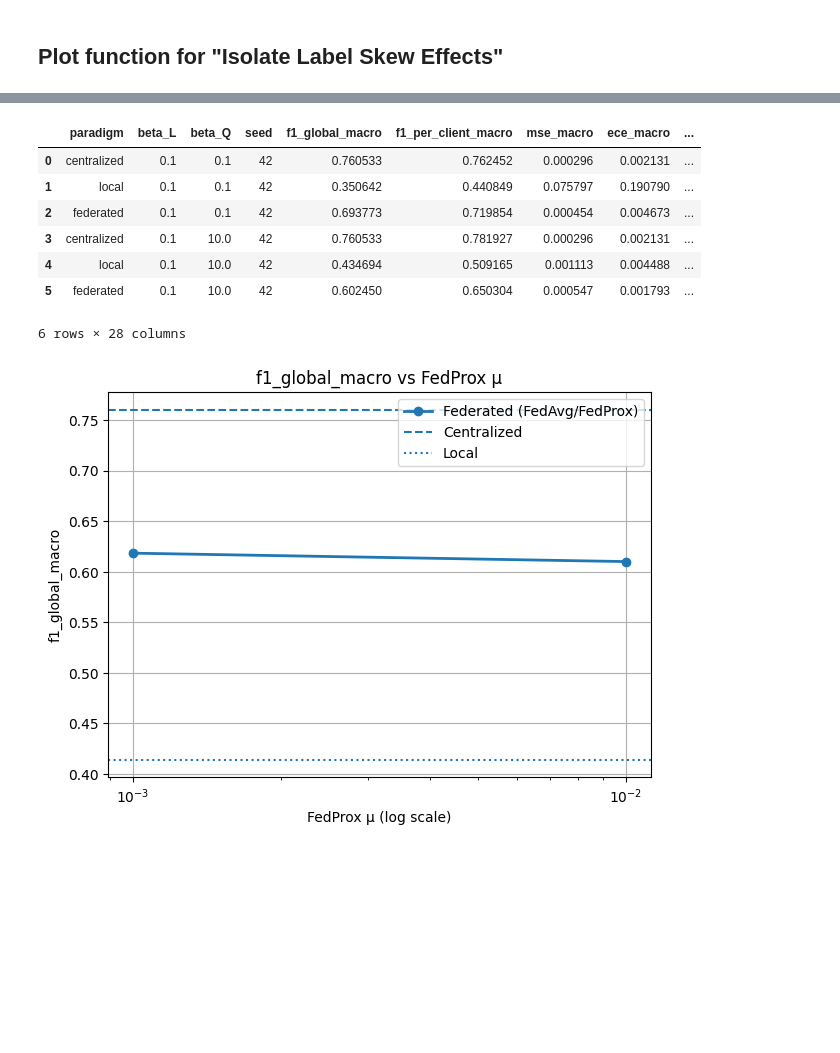
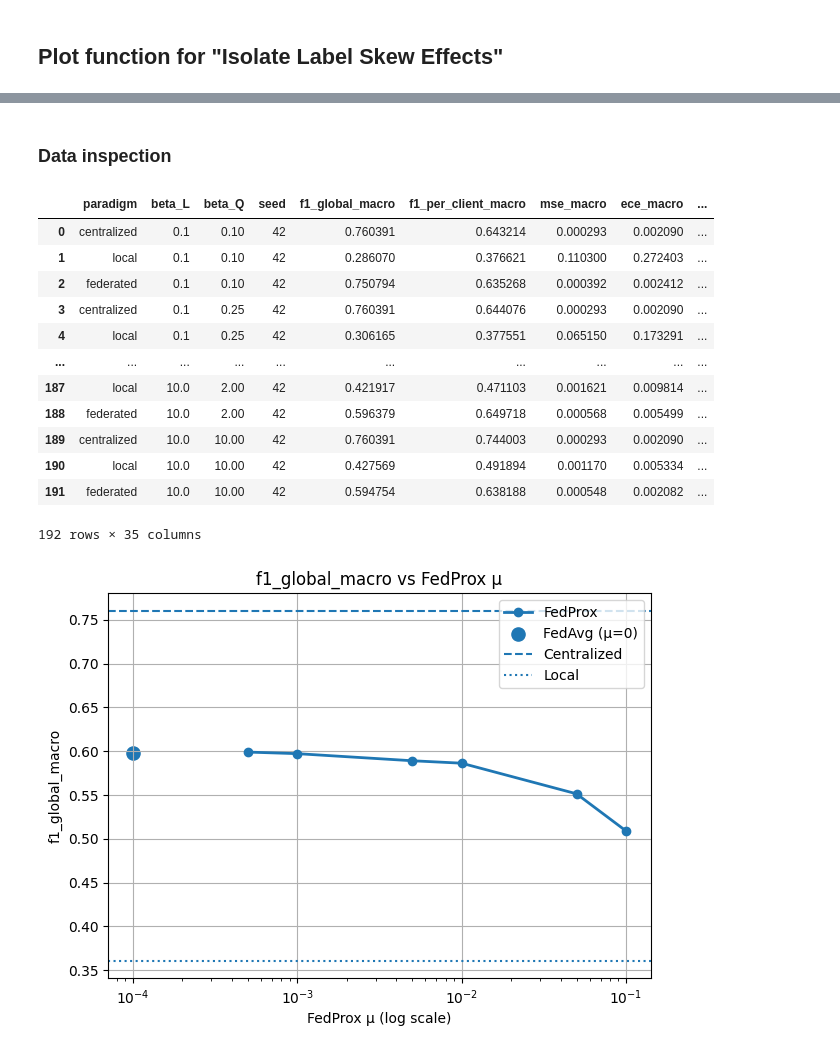
Before and after one commit to OskarJohnsen/Federated-dental-risk-vol2, a Jupyter notebook: src/fdrp/analysis/plot_docu.ipynb, the cells around one changed output, grey strips where cells are left out. Cells and saved outputs as stored; diff of their text form; code cells hidden in the pictures; blank space fills up the shorter version.

```diff
--- a/src/fdrp/analysis/plot_docu.ipynb
+++ b/src/fdrp/analysis/plot_docu.ipynb
@@ -111,4 +66,4 @@ def plot_label_skew_metric(
 # %%
-csv_path = r"C:\Users\oskar\OneDrive\Desktop\4 Semester\Dataproject\Federated-dental-risk-vol2\federated-dental-risk-prediction\src\fdrp\analysis\Results\sweep_beta_summary_1.csv"
-plot_label_skew_metric(csv_path, metric="f1_global_macro", beta_q=10.0)
+csv_path = r"C:\Users\Oskar\Desktop\Dataproject\federated-dental-risk-vol2\src\fdrp\analysis\Results\sweep_beta_summary_1.csv"
+plot_macro_f1_vs_beta_L(csv_path)
 # %% [output]
@@ -209,18 +156,25 @@ plot_quantity_skew_metric(
+# %% [markdown]
+### Data inspection
 # %%
 import pandas as pd
 
-df = pd.read_csv(csv_path_test)
+df = pd.read_csv(csv_path)
 
 df
 # %% [output]
 |  | paradigm | beta_L | beta_Q | seed | f1_global_macro | f1_per_client_macro | mse_macro | ece_macro | ... |
-| 0 | centralized | 0.1 | 0.1 | 42 | 0.760533 | 0.762452 | 0.000296 | 0.002131 | ... |
-| 1 | local | 0.1 | 0.1 | 42 | 0.350642 | 0.440849 | 0.075797 | 0.190790 | ... |
-| 2 | federated | 0.1 | 0.1 | 42 | 0.693773 | 0.719854 | 0.000454 | 0.004673 | ... |
-| 3 | centralized | 0.1 | 10.0 | 42 | 0.760533 | 0.781927 | 0.000296 | 0.002131 | ... |
-| 4 | local | 0.1 | 10.0 | 42 | 0.434694 | 0.509165 | 0.001113 | 0.004488 | ... |
-| 5 | federated | 0.1 | 10.0 | 42 | 0.602450 | 0.650304 | 0.000547 | 0.001793 | ... |
+| 0 | centralized | 0.1 | 0.10 | 42 | 0.760391 | 0.643214 | 0.000293 | 0.002090 | ... |
+| 1 | local | 0.1 | 0.10 | 42 | 0.286070 | 0.376621 | 0.110300 | 0.272403 | ... |
+| 2 | federated | 0.1 | 0.10 | 42 | 0.750794 | 0.635268 | 0.000392 | 0.002412 | ... |
+| 3 | centralized | 0.1 | 0.25 | 42 | 0.760391 | 0.644076 | 0.000293 | 0.002090 | ... |
+| 4 | local | 0.1 | 0.25 | 42 | 0.306165 | 0.377551 | 0.065150 | 0.173291 | ... |
+| ... | ... | ... | ... | ... | ... | ... | ... | ... | ... |
+| 187 | local | 10.0 | 2.00 | 42 | 0.421917 | 0.471103 | 0.001621 | 0.009814 | ... |
+| 188 | federated | 10.0 | 2.00 | 42 | 0.596379 | 0.649718 | 0.000568 | 0.005499 | ... |
+| 189 | centralized | 10.0 | 10.00 | 42 | 0.760391 | 0.744003 | 0.000293 | 0.002090 | ... |
+| 190 | local | 10.0 | 10.00 | 42 | 0.427569 | 0.491894 | 0.001170 | 0.005334 | ... |
+| 191 | federated | 10.0 | 10.00 | 42 | 0.594754 | 0.638188 | 0.000548 | 0.002082 | ... |
-6 rows × 28 columns
+192 rows × 35 columns
 # %%
 import pandas as pd
 import matplotlib.pyplot as plt
@@ -298,10 +238,11 @@ def plot_mu_sweep(
 
     plt.show()
 # %%
-csv_path_mu = r"C:\Users\oskar\OneDrive\Desktop\4 Semester\Dataproject\Federated-dental-risk-vol2\federated-dental-risk-prediction\src\fdrp\analysis\Results\fedprox_mu_sweep_summary_test.csv"
+csv_path_mu_1 = r"C:\Users\Oskar\Desktop\fedprox_mu_sweep_summary_1_15.csv"
+csv_path_mu_2 = r"C:\Users\Oskar\Desktop\fedprox_mu_sweep_summary_05_15.csv"
 plot_mu_sweep(
-    csv_path=csv_path_mu,
+    csv_path=csv_path_mu_1,
     metric="f1_global_macro"
 )
 # %% [output]
-[figure, old version]
+[figure, new version]
```
Also changed, not shown: parts of 10 cells of this notebook, 10 other files.
